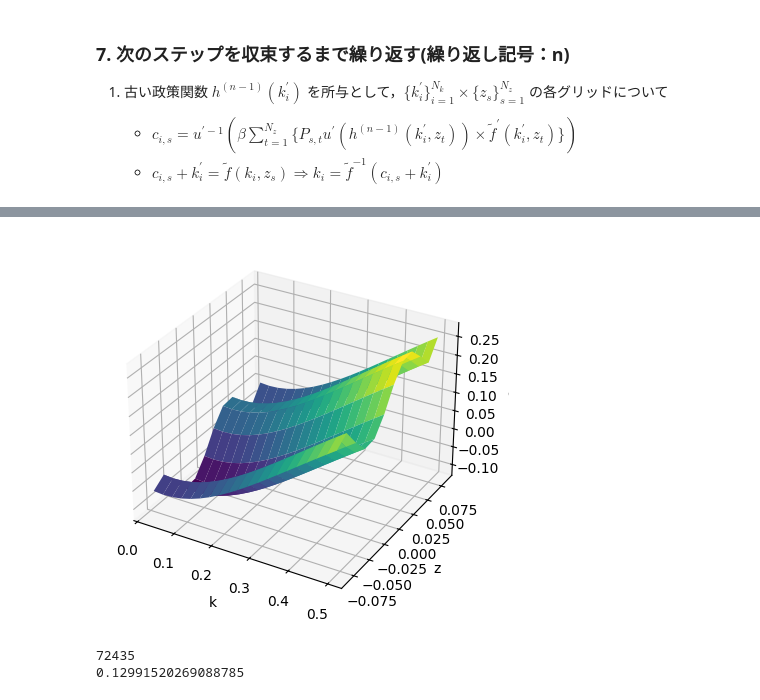
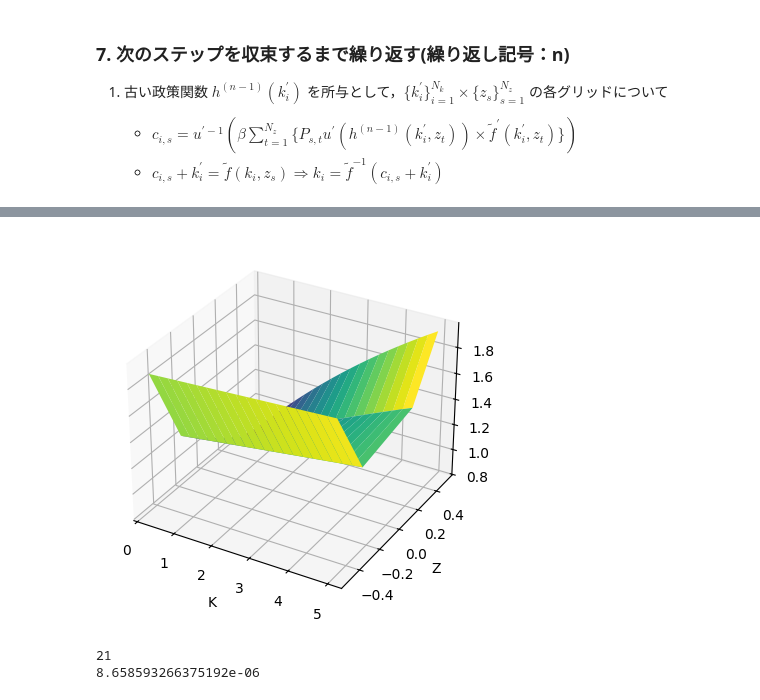
Before and after one commit to tomoyahiroe/quant-macro-workshop, a Jupyter notebook: src/ch4/TI_EGM_stochastic.ipynb, the cells around one changed output, grey strips where cells are left out. Cells and saved outputs as stored; diff of their text form; code cells hidden in the pictures.

```diff
--- a/src/ch4/TI_EGM_stochastic.ipynb
+++ b/src/ch4/TI_EGM_stochastic.ipynb
@@ -85,9 +73,12 @@ print(P)
+# %%
+# 0.8 0.6 0.4 0.2 からなる遷移確率行列 4x4
+P = np.array([[0.6, 0.3, 0.1, 0.0], [0.1, 0.6, 0.2, 0.1], [0.0, 0.1, 0.6, 0.3], [0.2, 0.1, 0.3, 0.6]])
 # %% [markdown]
 ### 6. 初期値として政策関数を当て推量 $c_{i, t} = h^{(0)}(k_i^\prime, z_t)$
 # %%
 # 6. 初期値として政策関数を当て推量 $c_{i, t} = h^{(0)}(k_i^\prime, z_t)$を設定
 # kprime と z の値に従って, 増加するような c を生成
-h_old_grid = np.dot(kprime_grid.reshape(nk, 1),np.exp(z_grid).reshape(1, nz)) * 0.8
+h_old_grid = np.dot(Kprime_grid.reshape(nk, 1),np.exp(Z_grid).reshape(1, nz)) * 0.8
 np.set_printoptions(precision=3)
 print(h_old_grid)
 # %% [output]
@@ -148,34 +147,26 @@ loop = 0
 while diff > epsilon:
     loop += 1
     Gamma = np.zeros((nk, nz)) # オイラー方程式の右辺
-    c0 = np.zeros((nk, nz))
-    k = np.zeros((nk, nz))
+    C0 = np.zeros((nk, nz))
+    K = np.zeros((nk, nz))
+
     for i in range(nk):
-        for s in range(nz):
-            for t in range(nz):
-                Gamma[i, s] += beta * P[s, t] * u_prime(h_old_grid[i, t]) * (f_tilde_prime(kprime_grid[i], z_grid[t]))
-            c0[i, s] = u_prime_inv(Gamma[i, s])
-            k[i, s] = f_tilde_inv(c0[i ,s] + kprime_grid[i], z_grid[s])
-            if math.isnan(k[i, s]):
-                print("Invalid value, c0, kprime, z", c0[i, s], kprime_grid[i], z_grid[s])
+        for j in range(nz):
+            for k in range(nz):
+                Gamma[i, j] += beta * P[j, k] * u_prime(h_old_grid[i, k]) * (f_tilde_prime(Kprime_grid[i], Z_grid[k]))
+            C0[i, j] = u_prime_inv(Gamma[i, j])
+            K[i, j] = f_tilde_inv(C0[i, j] + Kprime_grid[i], Z_grid[j])
 
 
-    # 補間の準備
-    c0_list = c0.flatten()
-    k_list = k.flatten()
-    z_list = np.array(list(z_grid) * nk)
-    # print(k_list)
-
-    # 新しい政策関数を生成
-    h_new_func = chebyshev_2d_interpolation(k_list, z_list, c0_list, 5, 5)
+    h_new_func = interpolate_cheb(K, Z_grid, C0)
     np_h_new_func = np.frompyfunc(h_new_func, 2, 1)
 
     # # 収束の確認
-    k_matrix = np.zeros((nk, nz))
+    K_matrix = np.zeros((nk, nz))
     for i in range(nk):
-        k_matrix[i, :] = kprime_grid[i]
-    z_matrix = z_list.reshape(nk, nz)
-    h_new_grid = np_h_new_func(k_matrix, z_matrix)
+        K_matrix[i, :] = Kprime_grid[i]
+    Z_matrix = np.array(list(Z_grid) * nk).reshape(nk, nz)
+    h_new_grid = np_h_new_func(K_matrix, Z_matrix)
     diff = np.max(np.abs(h_new_grid - h_old_grid))
 
     h_old_grid = h_new_grid
@@ -186,15 +193,15 @@ KeyboardInterrupt:
 # %%
 # np_h_new_func を使って三次元プロット
 fig = plt.figure()
 ax = fig.add_subplot(111, projection='3d')
-ax.plot_surface(k_matrix, z_matrix, np_h_new_func(k_matrix, z_matrix), cmap='viridis')
-ax.set_xlabel('k')
-ax.set_ylabel('z')
+ax.plot_surface(K_matrix, Z_matrix, np_h_new_func(K_matrix, Z_matrix), cmap='viridis')
+ax.set_xlabel('K')
+ax.set_ylabel('Z')
 ax.set_zlabel('c')
 plt.show()
 print(loop)
 print(diff)
 # %% [output]
-[figure, old version]
+[figure, new version]
-72435
-0.12991520269088785
+21
+8.658593266375192e-06
```
Also changed, not shown: parts of 14 cells of this notebook.
